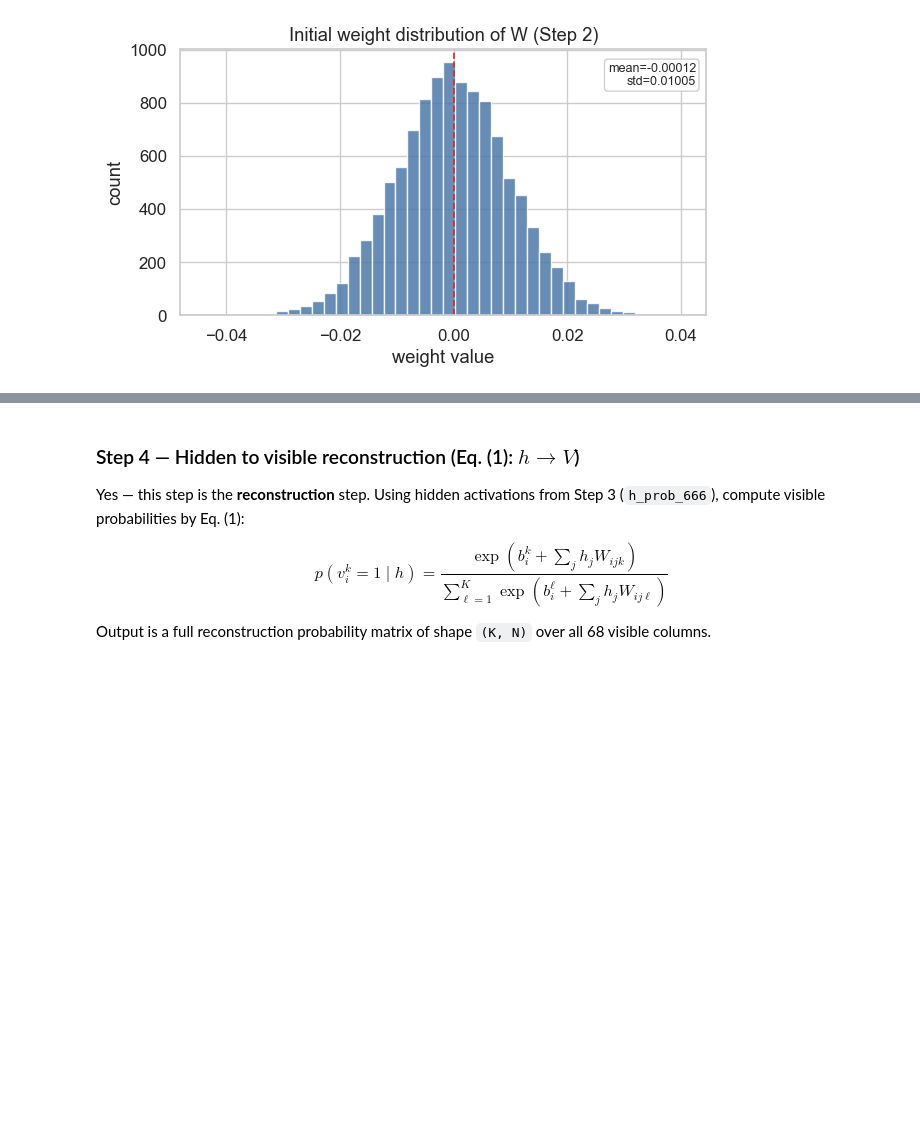
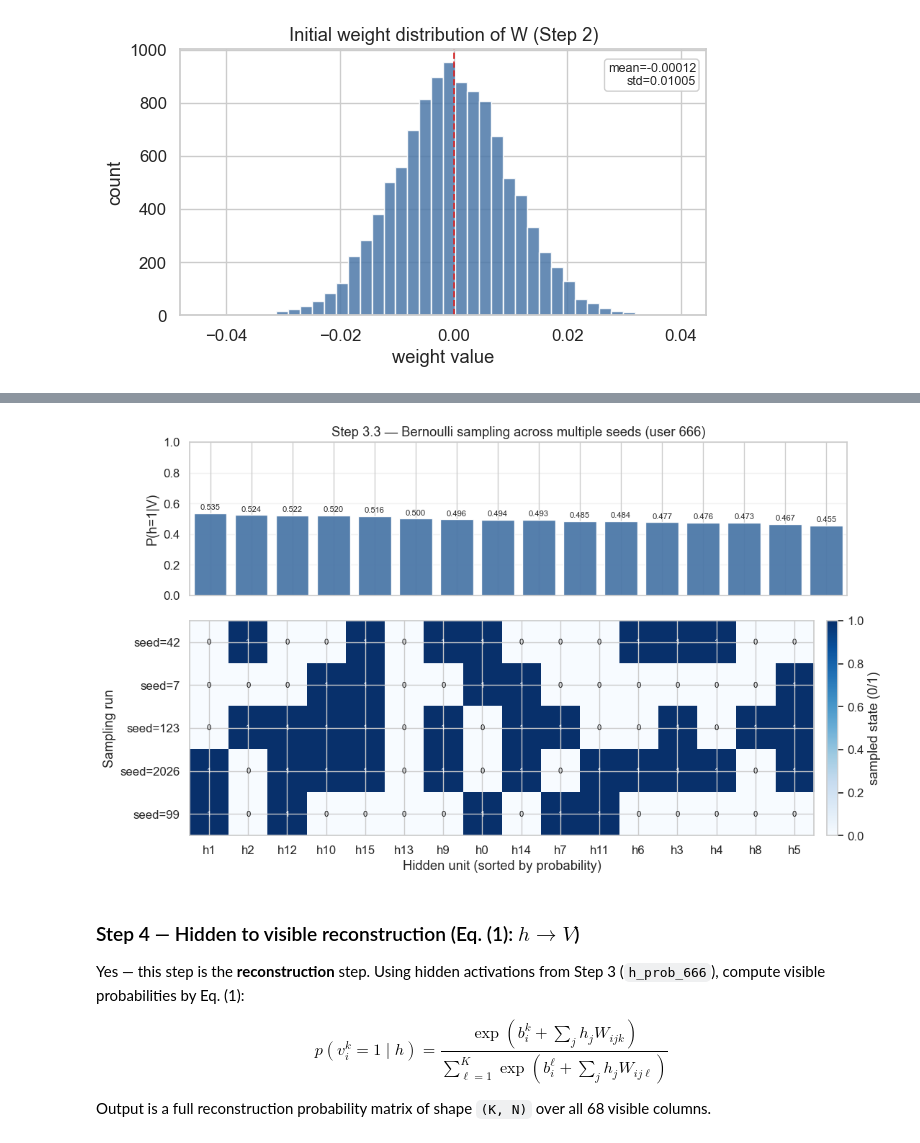
Before and after one commit to yixuan116/MovieLens-with-Restricted-Boltzmann-machine, a Jupyter notebook: notebooks/07_user_profile_analysis.ipynb, the cells around one changed output, grey strips where cells are left out. Drawn from its saved outputs; the diff is of its cells as text; code cells hidden in the pictures; blank space fills up the shorter version.

```diff
--- a/notebooks/07_user_profile_analysis.ipynb
+++ b/notebooks/07_user_profile_analysis.ipynb
@@ -1474,0 +1259,86 @@ Positive phase (Eq.2) on user 666:
+# %%
+# Step 3.3 — Multi-seed Bernoulli sampling comparison (single figure)
+
+import numpy as np
+import pandas as pd
+import matplotlib.pyplot as plt
+
+assert 'h_prob_666' in globals(), 'Run Step 3 first (h_prob_666).'
+
+seeds_compare = [42, 7, 123, 2026, 99]
+
+# Sort hidden units by probability (descending) for consistent display
+order = np.argsort(-h_prob_666)
+h_prob_sorted = h_prob_666[order]
+labels_sorted = [f"h{int(i)}" for i in order]
+
+samples = []
+for s in seeds_compare:
+    rng = np.random.default_rng(s)
+    samples.append(rng.binomial(n=1, p=h_prob_sorted).astype(int))
+
+samples_mat = np.vstack(samples)  # shape: (num_seeds, F)
+
+# Summary table
+summary_df = pd.DataFrame({
+    'seed': seeds_compare,
+    'active_count': samples_mat.sum(axis=1),
+})
+print('Multi-seed Bernoulli summary (same h_prob_666):')
+print(summary_df.to_string(index=False))
+
+print('\nSeed -> sampled vector (aligned with heatmap columns order):')
+print('  hidden order:', labels_sorted)
+for seed, vec in zip(seeds_compare, samples_mat):
+    print(f'  seed={seed}: {vec.tolist()}')
+
+freq_on = samples_mat.mean(axis=0)
+freq_df = pd.DataFrame({
+    'hidden_id': order,
+    'h_prob': np.round(h_prob_sorted, 6),
+    'sample_on_freq_over_seeds': np.round(freq_on, 3),
+})
+print('\nPer-hidden sample frequency across seeds:')
+print(freq_df.to_string(index=False))
+
+# Single figure: top = h_prob bars, bottom = sampled 0/1 heatmap by seed
+fig, (ax1, ax2) = plt.subplots(
+    2, 1, figsize=(11.2, 6.6),
+    gridspec_kw={'height_ratios': [1.0, 1.4]},
+    sharex=True
+)
+
+x = np.arange(len(labels_sorted))
+ax1.bar(x, h_prob_sorted, color='#4c78a8', edgecolor='white', alpha=0.95)
+ax1.set_ylim(0, 1)
+ax1.set_ylabel('P(h=1|V)')
+ax1.set_title('Step 3.3 — Bernoulli sampling across multiple seeds (user 666)')
+ax1.grid(axis='y', alpha=0.25)
+for xi, p in zip(x, h_prob_sorted):
+    ax1.text(xi, p + 0.015, f'{p:.3f}', ha='center', va='bottom', fontsize=8)
+
+im = ax2.imshow(samples_mat, aspect='auto', cmap='Blues', vmin=0, vmax=1)
+ax2.set_yticks(np.arange(len(seeds_compare)))
+ax2.set_yticklabels([f'seed={s}' for s in seeds_compare])
+ax2.set_xticks(x)
+ax2.set_xticklabels(labels_sorted)
+ax2.set_xlabel('Hidden unit (sorted by probability)')
+ax2.set_ylabel('Sampling run')
+
+# annotate 0/1 in cells
+for r in range(samples_mat.shape[0]):
+    for c in range(samples_mat.shape[1]):
+        v = int(samples_mat[r, c])
+        ax2.text(c, r, str(v), ha='center', va='center', color=('white' if v == 1 else 'black'), fontsize=8)
+
+cbar = fig.colorbar(im, ax=ax2, fraction=0.03, pad=0.02)
+cbar.set_label('sampled state (0/1)')
+
+plt.tight_layout()
+plt.show()
+
+# keep for later
+seeds_compare_666 = seeds_compare
+h_samples_multi_seed_666 = samples_mat
+h_order_multi_seed_666 = order
+# %% [output]
@@ -1475,3 +1362,4 @@ Positive phase (Eq.2) on user 666:
+[figure, added]
 # %% [markdown]
 ### Step 4 — Hidden to visible reconstruction (Eq. (1): $h \rightarrow V$)
 
```
Also changed, not shown: parts of 23 cells of this notebook.
